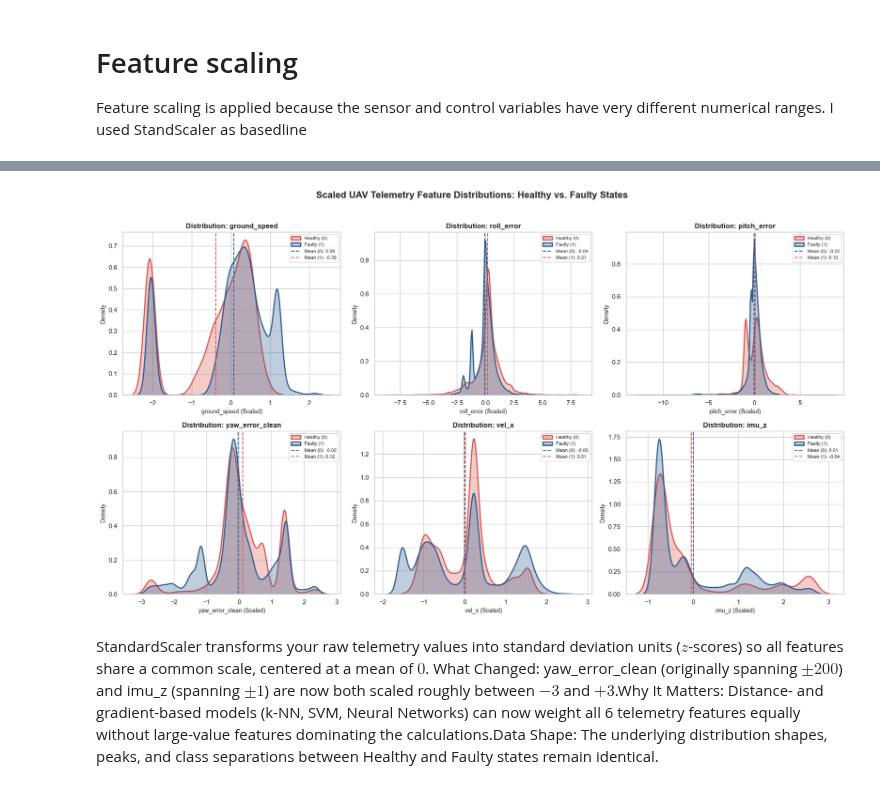
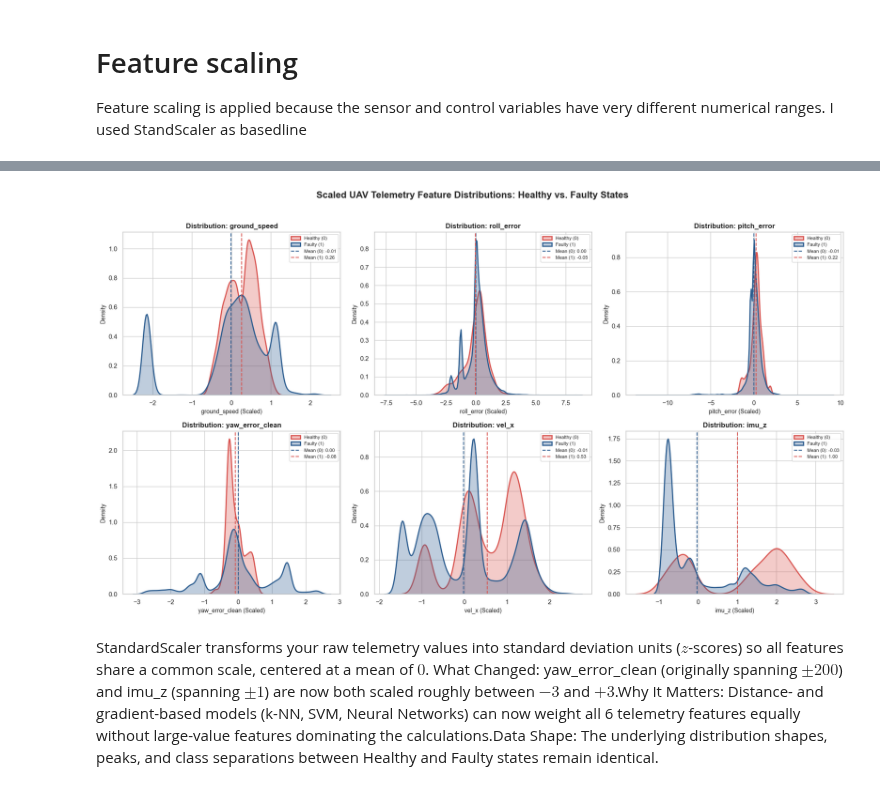
Before and after one commit to Lynn-Myat-Bhone/UAV-flight, a Jupyter notebook: train/train_future_v3.ipynb, the cells around one changed output, grey strips where cells are left out. Cells and saved outputs as stored; diff of their text form; code cells hidden in the pictures.

```diff
--- a/train/feature.ipynb
+++ b/train/train_future_v3.ipynb
@@ -377,19 +414,27 @@ intervals_df
 
 - Using fault_onset allows us to investigate whether the sensor patterns before the onset contain information that can be used for early fault prediction.
 # %%
-df = df.sort_values(
-    ["flight_id", "flight_time_sec"]
-).reset_index(drop=True)
+def compute_fault_onset(data):
+    data = data.sort_values(
+        ["flight_id", "flight_time_sec"]
+    ).reset_index(drop=True)
 
-df["fault_onset"] = (
-    (df["binary_fault"] == 1) &
-    (
-        df.groupby("flight_id")["binary_fault"]
-          .shift(1)
-          .fillna(0)
-          .eq(0)
-    )
-).astype(int)
+    data["fault_onset"] = (
+        (data["binary_fault"] == 1) &
+        (
+            data.groupby("flight_id")["binary_fault"]
+                .shift(1)
+                .fillna(0)
+                .eq(0)
+        )
+    ).astype(int)
+    return data
 
+df = compute_fault_onset(df)
+df_test = compute_fault_onset(df_test)
+
+print("Train fault_onset counts:")
 print(df["fault_onset"].value_counts())
+print("\nTest fault_onset counts:")
+print(df_test["fault_onset"].value_counts())
 # %% [output]
@@ -570,6 +751,6 @@ flight_time_val = df.loc[val_mask, "flight_time_sec"].copy()
 # %%
 plot_df = df_train_scaled.copy()
-plot_df['binary_fault'] = y_fault_train.values  # Uses the matching train split target
+plot_df['fault_within_5s'] = y_train.values  # Uses the matching train split predictive target
 
 # Set visual style
 sns.set_theme(style="whitegrid")
@@ -590,37 +771,37 @@ axes = axes.flatten()
 
 for idx, feature in enumerate(plot_features):
     ax = axes[idx]
 
     # Kernel Density Estimation (KDE) plot grouped by binary_fault
     sns.kdeplot(
         data=plot_df,
         x=feature,
-        hue='binary_fault',
+        hue='fault_within_5s',
         common_norm=False,
         palette={0: '#2b5c8f', 1: '#d9534f'},
         fill=True,
         alpha=0.3,
         linewidth=2,
         ax=ax
     )
 
     # Calculate means per class for reference lines
-    mean_0 = plot_df[plot_df['binary_fault'] == 0][feature].mean()
-    mean_1 = plot_df[plot_df['binary_fault'] == 1][feature].mean()
+    mean_0 = plot_df[plot_df['fault_within_5s'] == 0][feature].mean()
+    mean_1 = plot_df[plot_df['fault_within_5s'] == 1][feature].mean()
 
     ax.axvline(mean_0, color='#2b5c8f', linestyle='--', linewidth=1.5, label=f'Healthy Mean: {mean_0:.2f}')
     ax.axvline(mean_1, color='#d9534f', linestyle='--', linewidth=1.5, label=f'Faulty Mean: {mean_1:.2f}')
 
     ax.set_title(f'Distribution: {feature}', fontsize=12, fontweight='bold')
     ax.set_xlabel(f'{feature} (Scaled)', fontsize=10)
     ax.set_ylabel('Density', fontsize=10)
     ax.legend(['Healthy (0)', 'Faulty (1)', f'Mean (0): {mean_0:.2f}', f'Mean (1): {mean_1:.2f}'], fontsize=8)
 
 plt.suptitle('Scaled UAV Telemetry Feature Distributions: Healthy vs. Faulty States', fontsize=16, fontweight='bold', y=1.02)
 plt.tight_layout()
 plt.show()
 # %% [output]
-[figure, old version]
+[figure, new version]
 # %% [markdown]
 StandardScaler transforms your raw telemetry values into standard deviation units ($z$-scores) so all features share a common scale, centered at a mean of $0$.
 What Changed: yaw_error_clean (originally spanning $\pm 200$) and imu_z (spanning $\pm 1$) are now both scaled roughly between $-3$ and $+3$.Why It Matters: Distance- and gradient-based models (k-NN, SVM, Neural Networks) can now weight all 6 telemetry features equally without large-value features dominating the calculations.Data Shape: The underlying distribution shapes, peaks, and class separations between Healthy and Faulty states remain identical.
```
Also changed, not shown: parts of 29 cells of this notebook, 7 other files.
